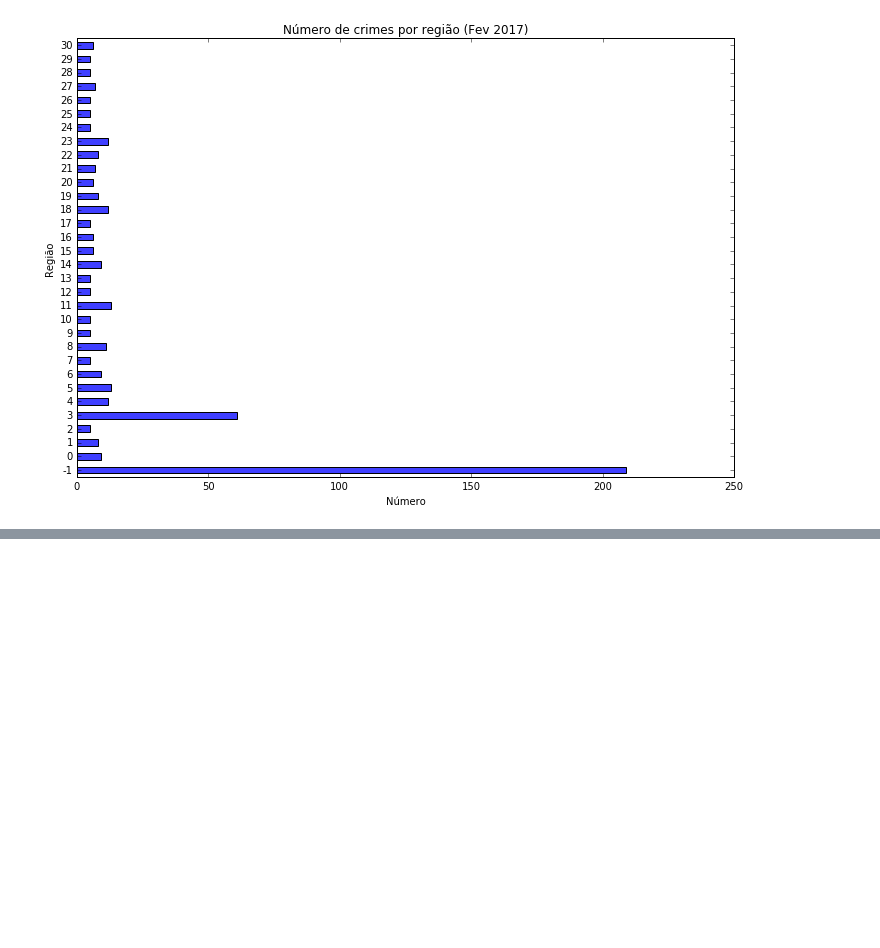
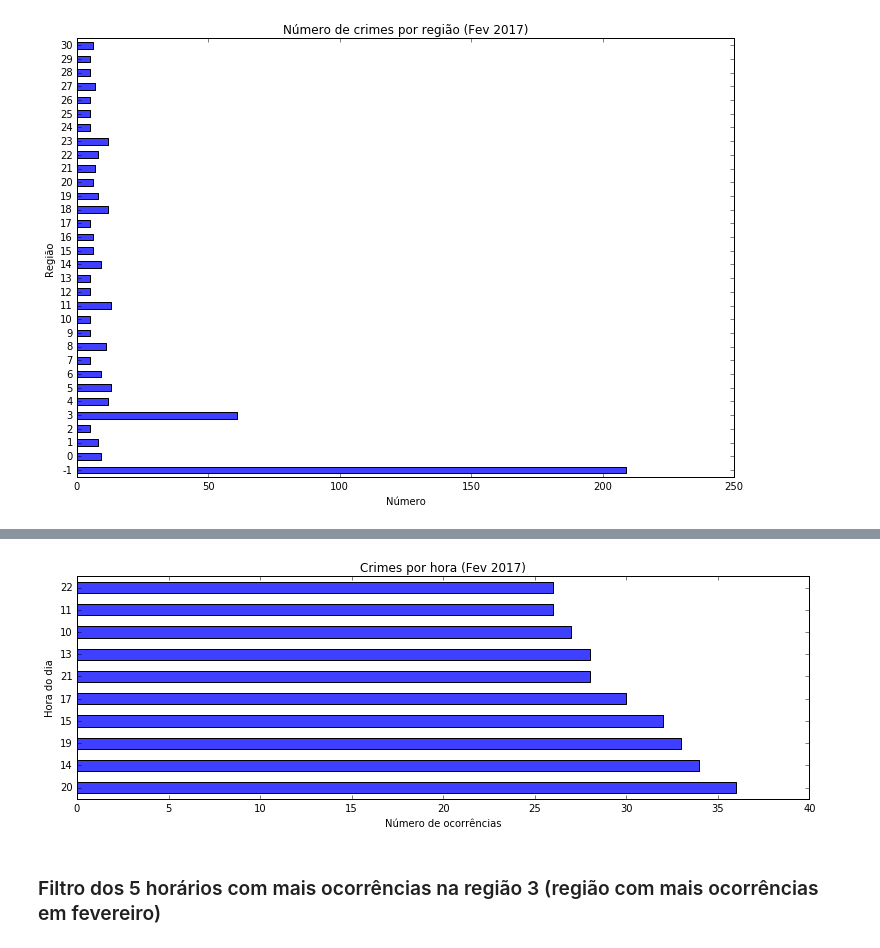
Before and after one commit to netodeolino/TCC, a Jupyter notebook: TCC 02/Resultados/Fevereiro/Fevereiro.ipynb, the cells around one changed output, grey strips where cells are left out. Drawn from its saved outputs; the diff is of its cells as text; code cells hidden in the pictures; blank space fills up the shorter version.

```diff
--- a/TCC 02/Resultados/Fevereiro/Fevereiro.ipynb
+++ b/TCC 02/Resultados/Fevereiro/Fevereiro.ipynb
@@ -82,0 +150,16 @@ plt.show()
+# %%
+horas_mes = df_fevereiro.HORA.value_counts()
+horas_mes_top10 = horas_mes.head(10)
+# %%
+horas_mes_top10.plot(kind='barh', figsize=(11,4), color='#3f3fff')
+plt.title('Crimes por hora (Fev 2017)')
+plt.xlabel('Número de ocorrências')
+plt.ylabel('Hora do dia')
+plt.tight_layout()
+ax = plt.gca()
+ax.xaxis.set_major_formatter(ticker.StrMethodFormatter('{x:,.0f}'))
+plt.show()
+# %% [output]
+[figure, added]
+# %% [markdown]
+### Filtro dos 5 horários com mais ocorrências na região 3 (região com mais ocorrências em fevereiro)
```
Also changed, not shown: parts of 21 cells of this notebook, 3 other files.
